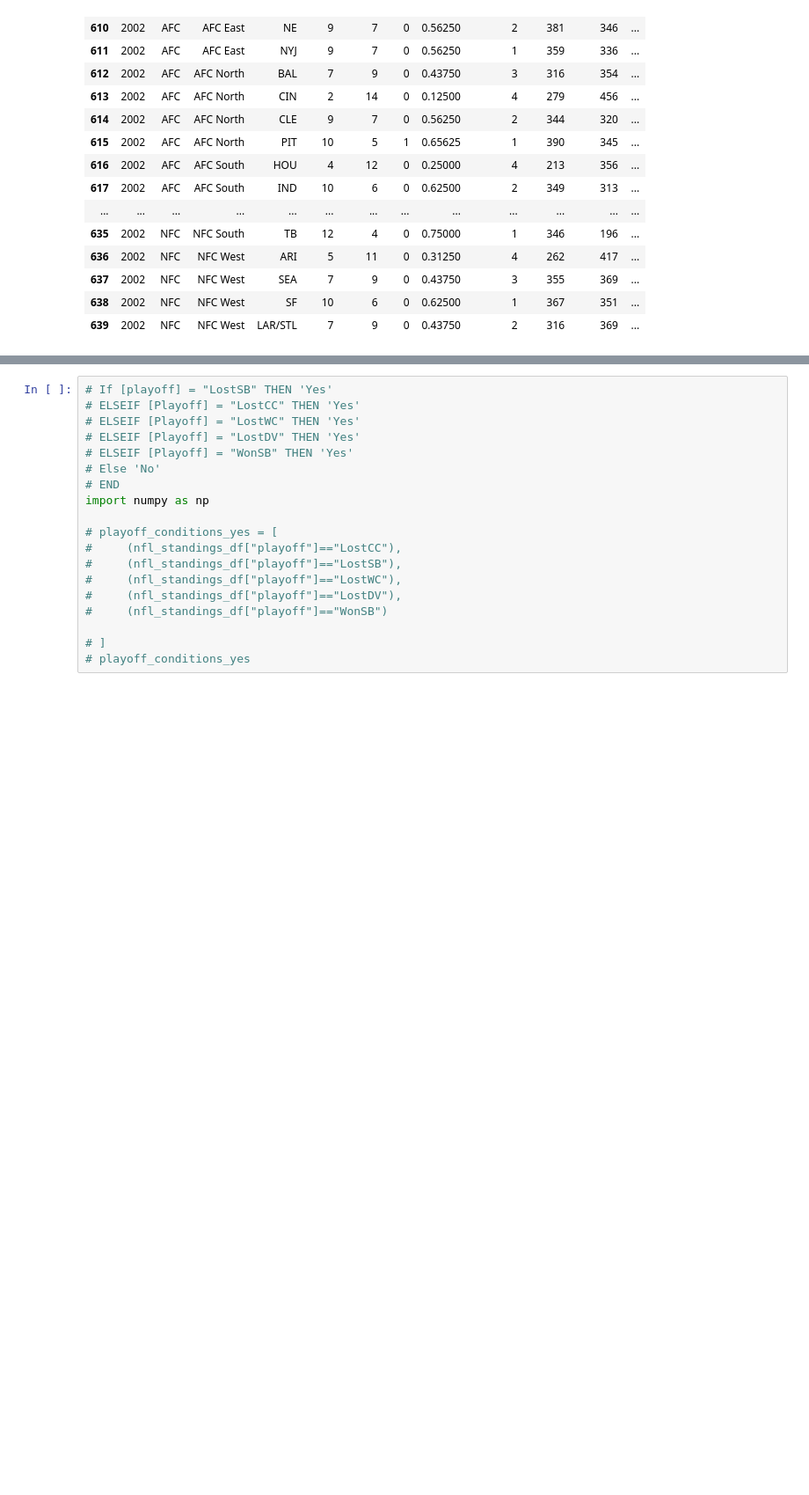
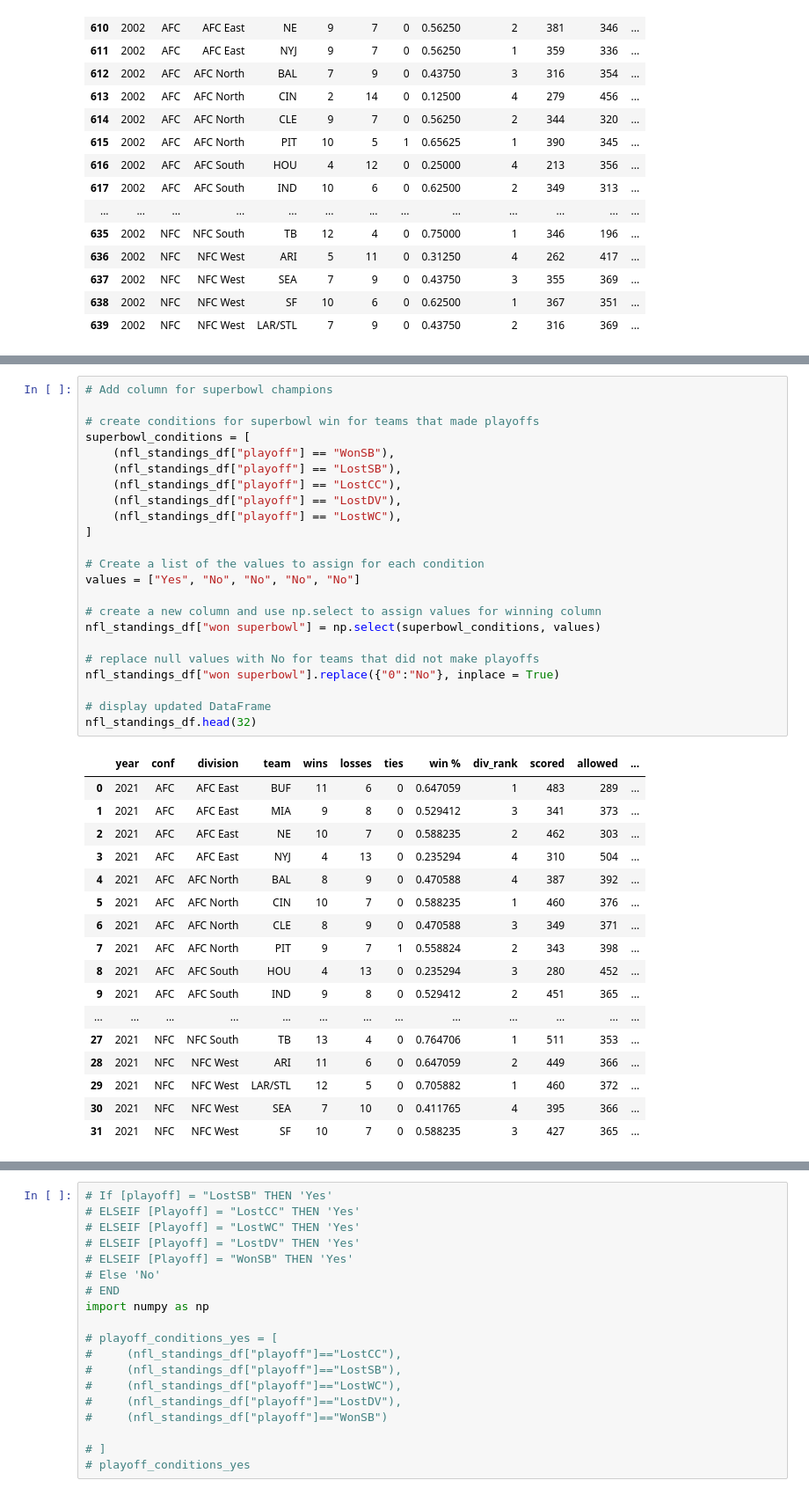
Before and after one commit to leblabac/dain-bramage-final-project, a Jupyter notebook: Resources/NFL_Standings.ipynb, the cells around one changed output, grey strips where cells are left out. Shown: that part at 88% size. Saved outputs shown, nothing was run; the diff lists cells and outputs as text; blank space fills up the shorter version.

Commit message:
Added Superbowl Champs to NFL _Standings

```diff
--- a/Resources/NFL_Standings.ipynb
+++ b/Resources/NFL_Standings.ipynb
@@ -80,4 +81,45 @@ nfl_standings_df
 | 350 | 2011 | NFC | NFC West | SF | 13 | 3 | 0 | 0.812500 | 1 | 380 | 229 | ... |
 | 351 | 2011 | NFC | NFC West | LAR/STL | 2 | 14 | 0 | 0.125000 | 4 | 193 | 407 | ... |
 352 rows × 16 columns
+# %%
+# Add column for superbowl champions
+
+# create conditions for superbowl win for teams that made playoffs
+superbowl_conditions = [
+    (nfl_standings_df["playoff"] == "WonSB"),
+    (nfl_standings_df["playoff"] == "LostSB"),
+    (nfl_standings_df["playoff"] == "LostCC"),
+    (nfl_standings_df["playoff"] == "LostDV"),
+    (nfl_standings_df["playoff"] == "LostWC"),
+]
+
+# Create a list of the values to assign for each condition
+values = ["Yes", "No", "No", "No", "No"]
+
+# create a new column and use np.select to assign values for winning column
+nfl_standings_df["won superbowl"] = np.select(superbowl_conditions, values)
+
+# replace null values with No for teams that did not make playoffs
+nfl_standings_df["won superbowl"].replace({"0":"No"}, inplace = True)
+
+# display updated DataFrame
+nfl_standings_df.head(32)
+# %% [output]
+|  | year | conf | division | team | wins | losses | ties | win % | div_rank | scored | allowed | ... |
+| 0 | 2021 | AFC | AFC East | BUF | 11 | 6 | 0 | 0.647059 | 1 | 483 | 289 | ... |
+| 1 | 2021 | AFC | AFC East | MIA | 9 | 8 | 0 | 0.529412 | 3 | 341 | 373 | ... |
+| 2 | 2021 | AFC | AFC East | NE | 10 | 7 | 0 | 0.588235 | 2 | 462 | 303 | ... |
+| 3 | 2021 | AFC | AFC East | NYJ | 4 | 13 | 0 | 0.235294 | 4 | 310 | 504 | ... |
+| 4 | 2021 | AFC | AFC North | BAL | 8 | 9 | 0 | 0.470588 | 4 | 387 | 392 | ... |
+| 5 | 2021 | AFC | AFC North | CIN | 10 | 7 | 0 | 0.588235 | 1 | 460 | 376 | ... |
+| 6 | 2021 | AFC | AFC North | CLE | 8 | 9 | 0 | 0.470588 | 3 | 349 | 371 | ... |
+| 7 | 2021 | AFC | AFC North | PIT | 9 | 7 | 1 | 0.558824 | 2 | 343 | 398 | ... |
+| 8 | 2021 | AFC | AFC South | HOU | 4 | 13 | 0 | 0.235294 | 3 | 280 | 452 | ... |
+| 9 | 2021 | AFC | AFC South | IND | 9 | 8 | 0 | 0.529412 | 2 | 451 | 365 | ... |
+| ... | ... | ... | ... | ... | ... | ... | ... | ... | ... | ... | ... | ... |
+| 27 | 2021 | NFC | NFC South | TB | 13 | 4 | 0 | 0.764706 | 1 | 511 | 353 | ... |
+| 28 | 2021 | NFC | NFC West | ARI | 11 | 6 | 0 | 0.647059 | 2 | 449 | 366 | ... |
+| 29 | 2021 | NFC | NFC West | LAR/STL | 12 | 5 | 0 | 0.705882 | 1 | 460 | 372 | ... |
+| 30 | 2021 | NFC | NFC West | SEA | 7 | 10 | 0 | 0.411765 | 4 | 395 | 366 | ... |
+| 31 | 2021 | NFC | NFC West | SF | 10 | 7 | 0 | 0.588235 | 3 | 427 | 365 | ... |
 # %%
```
Also changed, not shown: parts of 9 cells of this notebook, 1 other file.
